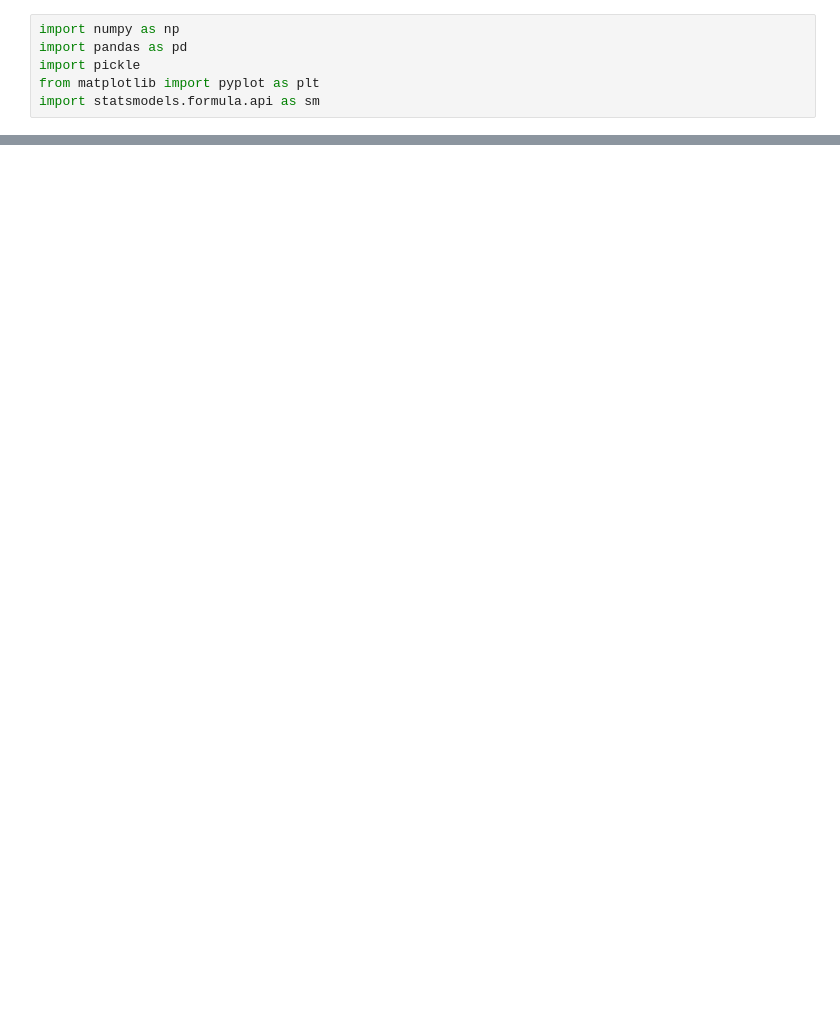
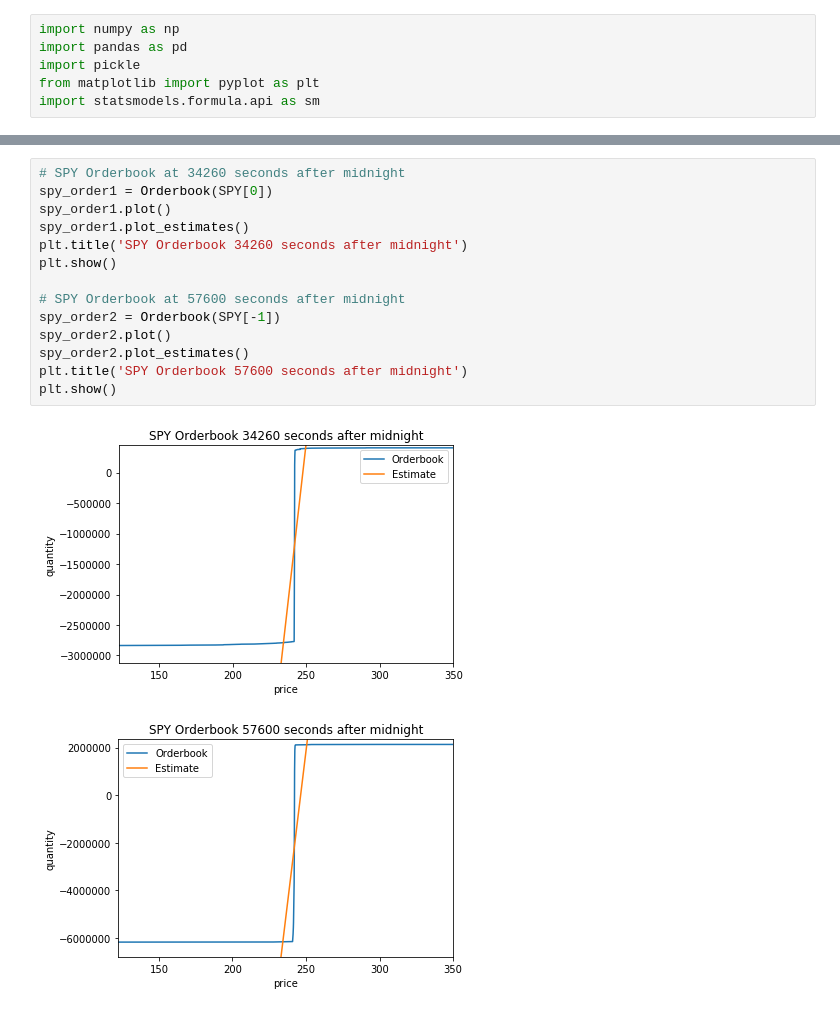
Before and after one commit to reikolaski/BootCamp2018, a Jupyter notebook: ProbSets/Econ/ProbSet6/Orderbooks.ipynb, the cells around one changed output, grey strips where cells are left out. Saved outputs shown, nothing was run; the diff lists cells and outputs as text; blank space fills up the shorter version.

```diff
--- a/ProbSets/Econ/ProbSet6/Orderbooks.ipynb
+++ b/ProbSets/Econ/ProbSet6/Orderbooks.ipynb
@@ -69,0 +120,17 @@ plt.show()
+# %%
+# SPY Orderbook at 34260 seconds after midnight
+spy_order1 = Orderbook(SPY[0])
+spy_order1.plot()
+spy_order1.plot_estimates()
+plt.title('SPY Orderbook 34260 seconds after midnight')
+plt.show()
+
+# SPY Orderbook at 57600 seconds after midnight
+spy_order2 = Orderbook(SPY[-1])
+spy_order2.plot()
+spy_order2.plot_estimates()
+plt.title('SPY Orderbook 57600 seconds after midnight')
+plt.show()
+# %% [output]
+[figure, added]
+[figure, added]
```
Also changed, not shown: parts of 29 cells of this notebook.
